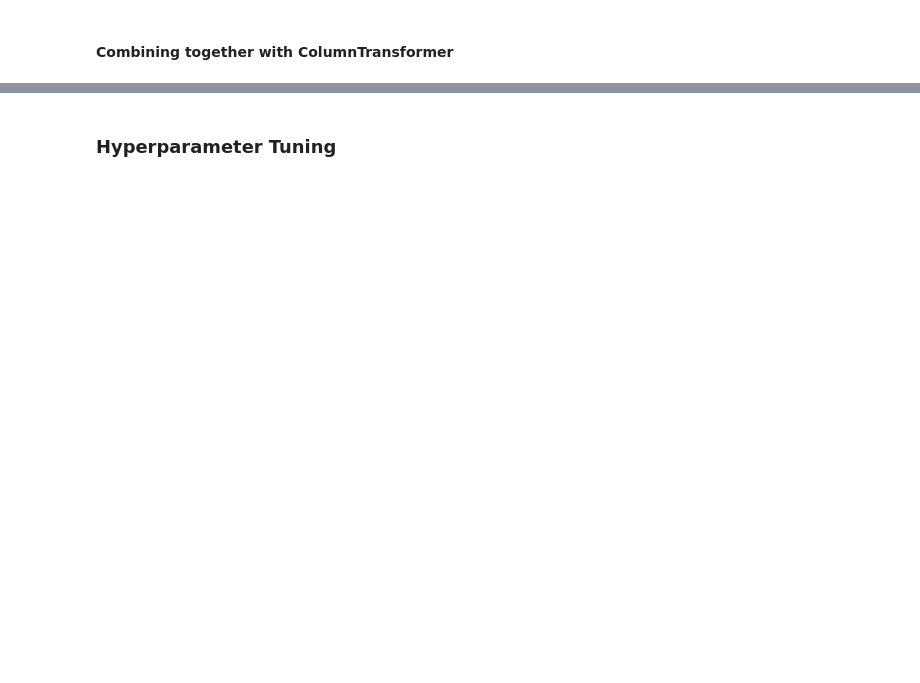
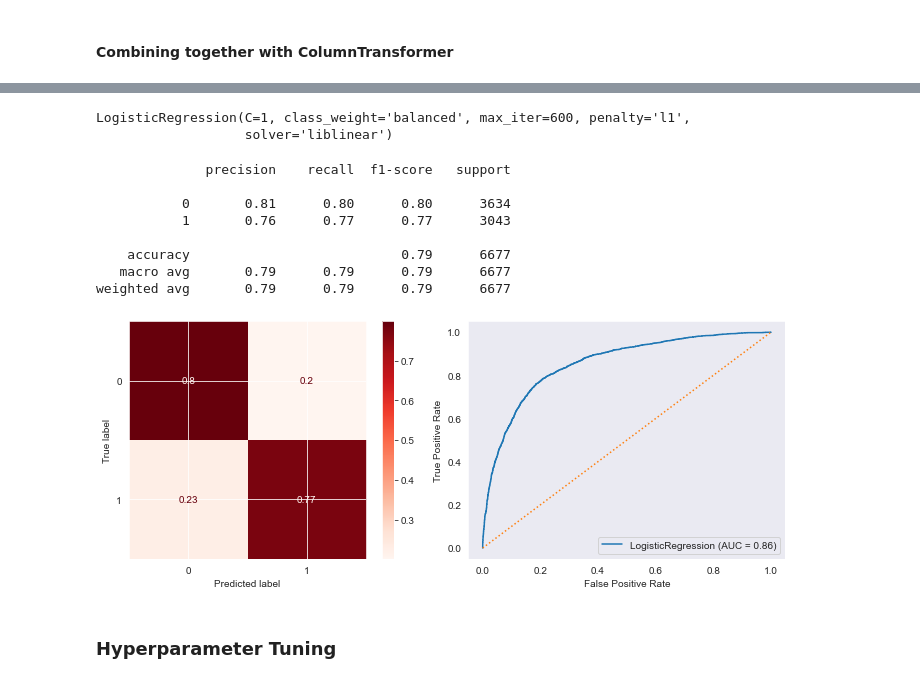
Before and after one commit to rcauvy/Flu_Shot_Learning, a Jupyter notebook: index.ipynb, the cells around one changed output, grey strips where cells are left out. Saved outputs shown, nothing was run; the diff lists cells and outputs as text; code cells hidden in the pictures; blank space fills up the shorter version.

```diff
--- a/index.ipynb
+++ b/index.ipynb
@@ -1041,3 +704,0 @@ ord_cols = ['age_group','education','income_poverty']
-# %%
-X_train, X_test, y_train, y_test = train_test_split(features_df, labels_df,
-    test_size=0.25, random_state=42)
@@ -1066,0 +724,18 @@ LogisticRegression()
+# %%
+# Logistic regression, optimized for f1_macro
+logreg = LogisticRegression(max_iter=600, class_weight='balanced')
+
+param_grid = {
+    'C':[0.01, 1, 100, 1e6],
+    'penalty': ['l1', 'l2', 'elasticnet', 'none'],
+    'solver': ['newton-cg', 'lbfgs', 'liblinear', 'sag', 'saga']
+}
+
+logreg_gs = GridSearchCV(logreg, param_grid, scoring='f1_macro', n_jobs=-1,
+                     verbose=True)
+
+
+logreg_gs.fit(X_train_df, y_train)
+
+print(logreg_gs.best_estimator_)
+print(logreg_gs.best_score_)
@@ -1066,0 +751,19 @@ LogisticRegression()
+# %%
+logreg2 = LogisticRegression(max_iter=600, penalty='l1', solver='liblinear',C=1,class_weight='balanced')
+# %%
+logreg2.fit(X_train_df, y_train)
+# %% [output]
+LogisticRegression(C=1, class_weight='balanced', max_iter=600, penalty='l1',
+                   solver='liblinear')
+# %%
+eval_clf(logreg2,X_test_tf,y_test)
+# %% [output]
+              precision    recall  f1-score   support
+
+           0       0.81      0.80      0.80      3634
+           1       0.76      0.77      0.77      3043
+
+    accuracy                           0.79      6677
+   macro avg       0.79      0.79      0.79      6677
+weighted avg       0.79      0.79      0.79      6677
+[figure, added]
```
Also changed, not shown: parts of 146 cells of this notebook.
